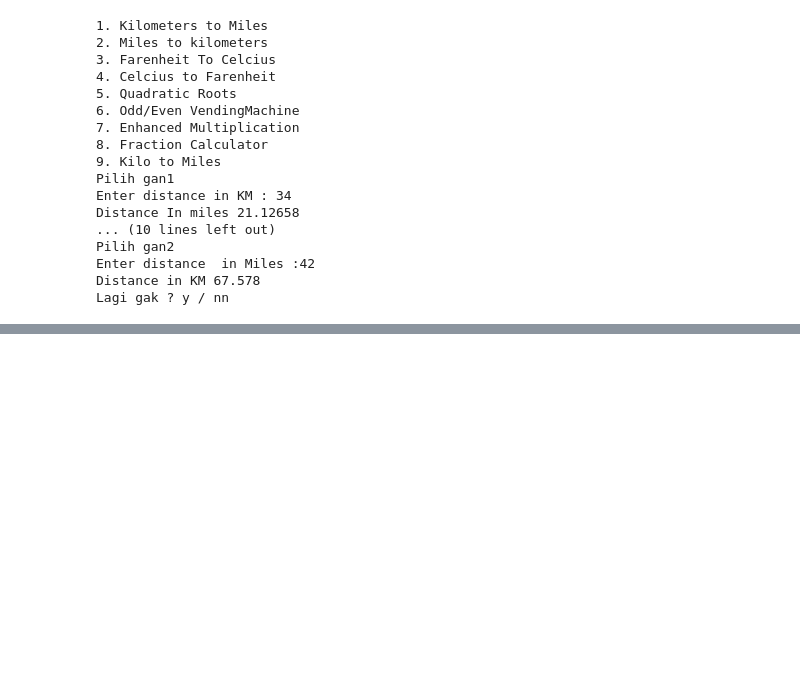
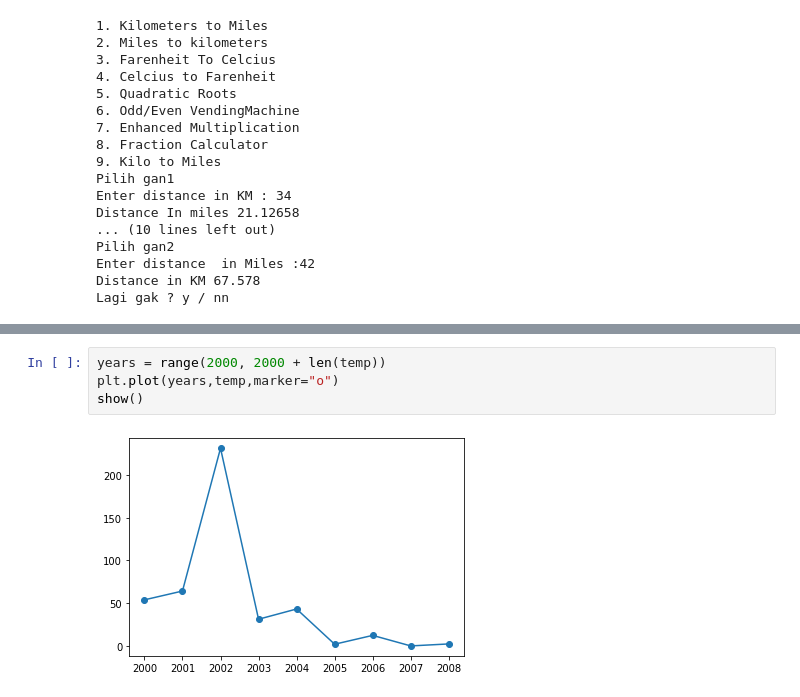
Before and after one commit to Xwyzworms/MathWithpython, a Jupyter notebook: MathWithPythonWo1.ipynb, the cells around one changed output, grey strips where cells are left out. Cells and saved outputs as stored; diff of their text form; blank space fills up the shorter version.

```diff
--- a/MathWithPythonWo1.ipynb
+++ b/MathWithPythonWo1.ipynb
@@ -272,0 +289,6 @@ Lagi gak ? y / nn
+# %%
+years = range(2000, 2000 + len(temp))
+plt.plot(years,temp,marker="o")
+show()
+# %% [output]
+[figure, added]
```
Also changed, not shown: parts of 4 cells of this notebook.
